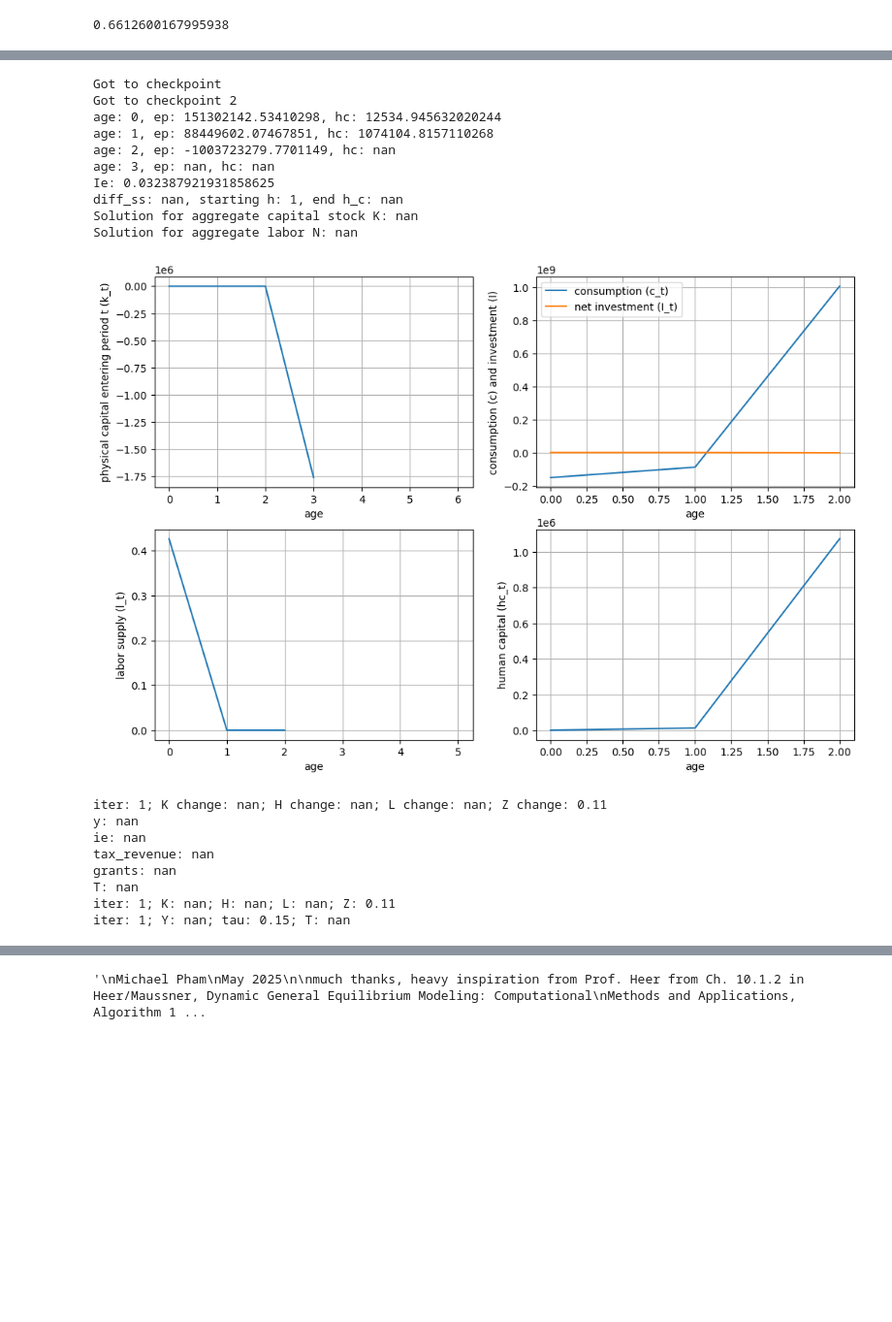
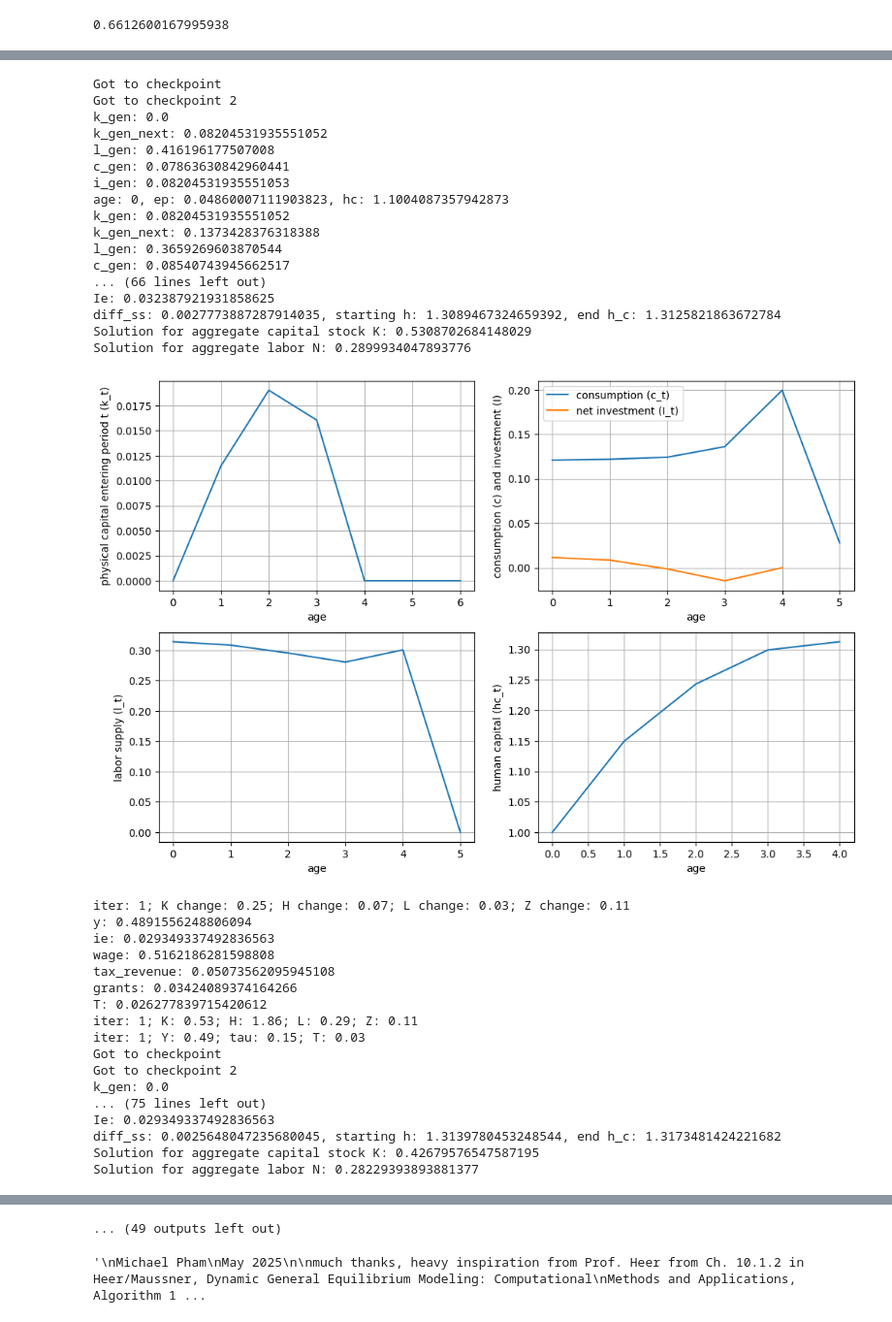
Before and after one commit to mpham8/macro-debtrelief-humancapital, a Jupyter notebook: hc-olg-model/ss_run5.ipynb, the cells around one changed output, grey strips where cells are left out. Shown at 97% size. Cells and saved outputs as stored; diff of their text form; code cells hidden in the pictures; blank space fills up the shorter version.

```diff
--- a/hc-olg-model/ss_run5.ipynb
+++ b/hc-olg-model/ss_run5.ipynb
@@ -79,6 +79,8 @@ G_gdp = 0.07      # grants (as a fraction of GDP)
 psi = 0.1   # public infrastructure elasticity
 # nu = 0.6     # debt-to-GDP ratio limit
 
+rho_true = -1
+
 # Initial guesses
 # K_init = 1
 # H_init = 1
@@ -159,4 +161,4 @@ def human_capital_formation(h_c, e_p, I_e, e_mean, I_e_mean):
     """
     I_c = (phi_p * (varsigma_p * (e_p / e_mean)) ** psi_e + (1-phi_p) * (varsigma_g * I_e/I_e_mean) ** psi_e ) ** (1/psi_e)
 
-    return (I_c ** theta_I) * (h_c ** (1-theta_I))
+    return ((theta_I * I_c ** rho_true) + ((1-theta_I) * h_c ** rho_true)) ** (1/rho_true)
@@ -690,7 +1084,7 @@ def spbas(r: int, knots: np.ndarray) -> np.ndarray:
 # %%
 hc_min = np.ones(child_periods+1)
 hc_max = np.ones(child_periods+1)
-e_mean = 0.02 * np.ones(child_periods+1)
+e_mean = 0.15 * np.ones(child_periods+1)
 e_minprop = 0.001
 e_maxprop = 1
 deggridh = 2.5
@@ -741,6 +1135,7 @@ while iteration < max_iters - 1 and K_diff > tolerance: #TODO fix k tolerance
 
   print(f"y: {Y}")
   print(f"ie: {Ie}")
+  print(f"wage: {w}")
 
   tax_revenue = tau*w*H_bar*L_bar + tau*r*K_bar
   print(f"tax_revenue: {tax_revenue}")
@@ -1118,7 +1513,7 @@ while iteration < max_iters - 1 and K_diff > tolerance: #TODO fix k tolerance
 
           k1 = k13d_optimal_array[ik, ih, ihc, i-1]
           v3d_optimal_array[ik, ih, ihc, i-1] = value_function_parent(vr_polate, k13d_optimal_array[ik, ih, ihc, i-1], k_prev = k0, h = h0, w = w, r = r, tau = tau, T = T, hc=hc0, I_e=Ie, e_mean=e_mean[0], I_e_mean=I_e_mean)
-          e_optimal_array[ik, ih, ihc, i-1] = value_function_parent(vr_polate, k13d_optimal_array[ik, ih, ihc, i-1], k_prev = k0, h = h0, w = w, r = r, tau = tau, T = T, hc=hc0, I_e=Ie, e_mean=e_mean[0], I_e_mean=I_e_mean)
+          e_optimal_array[ik, ih, ihc, i-1] = e_star_parent(vr_polate, k13d_optimal_array[ik, ih, ihc, i-1], k_prev = k0, h = h0, w = w, r = r, tau = tau, T = T, hc=hc0, I_e=Ie, e_mean=e_mean[0], I_e_mean=I_e_mean)
         # l_optimal_array[ik, ih, i-1] = labor_foc(k = k1, k_prev = k0, h = h, w = w, r = r, tau = tau, T = T)
         # c_optimal_array[ik,ih, i-1] = (1-tau)*w*h*l_optimal_array[ik, ih, i-1] + r*k0 - tau*r*max(k0, 0) + T - k1
         # # print(f"iter: {iteration}, i: {i}, k opt: {k1}")
@@ -1211,6 +1606,11 @@ while iteration < max_iters - 1 and K_diff > tolerance: #TODO fix k tolerance
         i_gen[q] = -c_gen[q] -e_gen[q] + (1-tau)*w*hp*l_gen[q] + (r+delta)*k_gen[q] - tau*(r+delta)*max(k_gen[q], 0) + T
 
         hc_gen[q+1] = human_capital_formation(h_c = hc_gen[q], e_p = e_gen[q], I_e = Ie, e_mean = e_mean[q], I_e_mean = I_e_mean)
+        print(f"k_gen: {k_gen[q]}")
+        print(f"k_gen_next: {k_gen[q+1]}")
+        print(f"l_gen: {l_gen[q]}")
+        print(f"c_gen: {c_gen[q]}")
+        print(f"i_gen: {i_gen[q]}")
         print(f"age: {q}, ep: {e_gen[q]}, hc: {hc_gen[q+1]}")
         #get optimal e
       elif q >= child_periods and q < periods - 1:
@@ -1289,24 +1690,40 @@ ie: 0.032387921931858625
 tax_revenue: 0.05485694361172334
 grants: 0.03778590892050173
 T: 0.027867008668507817
 iter: 0; K: 0.66; H: 2.00; L: 0.30; Z: 0.10
 iter: 0; Y: 0.54; tau: 0.15; T: 0.03
 Got to checkpoint
 Got to checkpoint 2
-age: 0, ep: 151302142.53410298, hc: 12534.945632020244
-age: 1, ep: 88449602.07467851, hc: 1074104.8157110268
-age: 2, ep: -1003723279.7701149, hc: nan
-age: 3, ep: nan, hc: nan
+k_gen: 0.0
+k_gen_next: 0.08204531935551052
+l_gen: 0.416196177507008
+c_gen: 0.07863630842960441
+i_gen: 0.08204531935551053
+age: 0, ep: 0.04860007111903823, hc: 1.1004087357942873
+k_gen: 0.08204531935551052
+k_gen_next: 0.1373428376318388
+l_gen: 0.3659269603870544
+c_gen: 0.08540743945662517
+... (66 lines left out)
 Ie: 0.032387921931858625
-diff_ss: nan, starting h: 1, end h_c: nan
-Solution for aggregate capital stock K: nan
-Solution for aggregate labor N: nan
+diff_ss: 0.0027773887287914035, starting h: 1.3089467324659392, end h_c: 1.3125821863672784
+Solution for aggregate capital stock K: 0.5308702684148029
+Solution for aggregate labor N: 0.2899934047893776
-[figure, old version]
+[figure, new version]
-iter: 1; K change: nan; H change: nan; L change: nan; Z change: 0.11
-y: nan
-ie: nan
-tax_revenue: nan
-grants: nan
-T: nan
-iter: 1; K: nan; H: nan; L: nan; Z: 0.11
-iter: 1; Y: nan; tau: 0.15; T: nan
+iter: 1; K change: 0.25; H change: 0.07; L change: 0.03; Z change: 0.11
+y: 0.4891556248806094
+ie: 0.029349337492836563
+wage: 0.5162186281598808
+tax_revenue: 0.05073562095945108
+grants: 0.03424089374164266
+T: 0.026277839715420612
+iter: 1; K: 0.53; H: 1.86; L: 0.29; Z: 0.11
+iter: 1; Y: 0.49; tau: 0.15; T: 0.03
+Got to checkpoint
+Got to checkpoint 2
+k_gen: 0.0
+... (75 lines left out)
+Ie: 0.029349337492836563
+diff_ss: 0.0025648047235680045, starting h: 1.3139780453248544, end h_c: 1.3173481424221682
+Solution for aggregate capital stock K: 0.42679576547587195
+Solution for aggregate labor N: 0.28229393893881377
@@ -1314,3 +1802,4 @@ KeyboardInterrupt:
+... (49 outputs left out)
 # %%
 """
 Michael Pham
```
Also changed, not shown: parts of 5 cells of this notebook.
